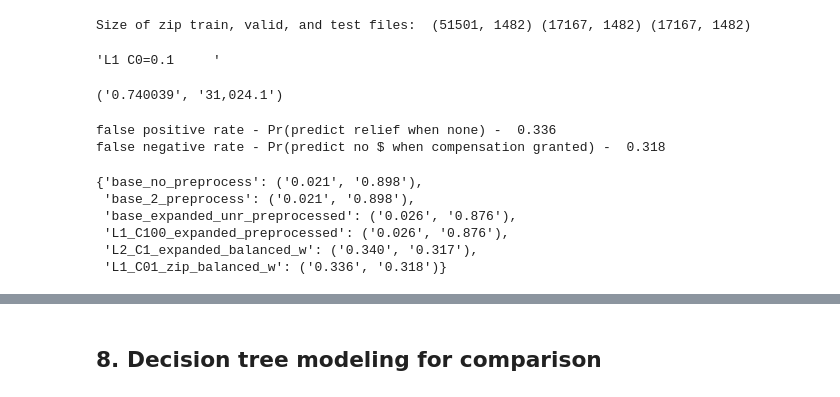
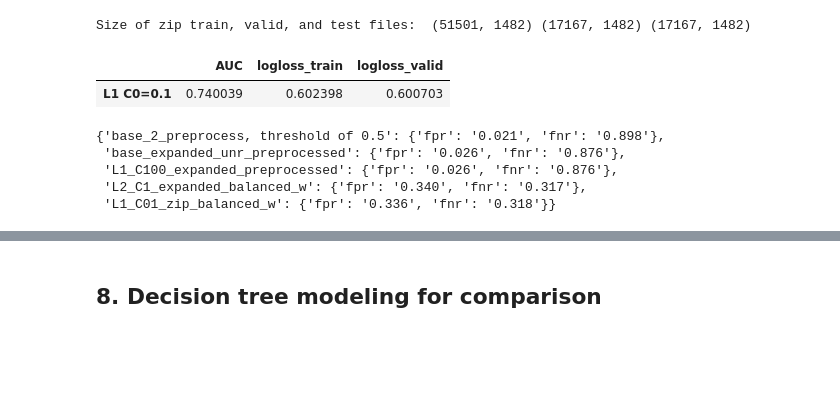
Before and after one commit to zhannazh/Predicting_Outcome_of_Consumer_Finance_Complaints, a Jupyter notebook: 2. Predictive Modeling.ipynb, the cells around one changed output, grey strips where cells are left out. Saved outputs shown, nothing was run; the diff lists cells and outputs as text; code cells hidden in the pictures; blank space fills up the shorter version.

```diff
--- a/2. Predictive Modeling.ipynb
+++ b/2. Predictive Modeling.ipynb
@@ -927,49 +928,36 @@ for i in range(6,-7, -1):
 # L1 regularized logit with balanced class weight for several hyperparameter values on expanded data
 # with 3-digit zip code dummies
 for i in range(6,-7, -1):
-    logreg = LogisticRegression(penalty='l1',C=10**i, fit_intercept = False, class_weight='balanced', solver='liblinear')
+    logreg = LogisticRegression(penalty='l1',C=10**i, fit_intercept = False, \
+             class_weight='balanced', solver='liblinear')
     logreg.fit(train_zip.drop(['Y'], axis=1), train_zip['Y'])
 
-    #residuals on validation set
-    res_v = logreg.predict_proba(valid_zip.drop(['Y'], axis=1))
-    valid_resid =np.hsplit(res_v, 2)[1]
-
-    #residuals on training set
-    res_t = logreg.predict_proba(train_zip.drop(['Y'], axis=1))
-    train_resid =np.hsplit(res_t, 2)[1]
-
-    #calculate and store auc and log-loss
-    auc_logloss_zip_results['L1 C0={} {}'.format(10**i, (7-len(str(10**i)))*" ")] = \
-        auc_and_logloss(train_resid, valid_resid, train_zip.Y, valid_zip.Y)
-
-#auc_logloss_zip_results
+    # Calculate AUC (on valid) and log-loss (on train & valid)
+    auc_logloss_zip_results = \
+        f.store_AUC_and_logloss_results(logreg, \
+        'L1 C0={} {}'.format(10**i, (7-len(str(10**i)))*" "), True, \
+        train_zip, valid_zip, ['Y'],  auc_logloss_zip_results)
 # %%
 # Print the model that gives the highest AUC
-max(auc_logloss_zip_results,key=auc_logloss_zip_results.get)   #0.740039
+view_results_zip = pd.DataFrame(auc_logloss_zip_results).T
+view_results_zip[view_results_zip.AUC == view_results_zip.AUC.max()]
 # %% [output]
-'L1 C0=0.1     '
+|  | AUC | logloss_train | logloss_valid |
+| L1 C0=0.1 | 0.740039 | 0.602398 | 0.600703 |
-# %%
-# Print AUC and log-loss of best performer
-auc_logloss_zip_results['L1 C0=0.1     ']
-# %% [output]
-('0.740039', '31,024.1')
 # %%
-# Calculate % of false positives and false negatives for L1 with C=0.1 on the dataset with 3-digit zip codes
-logreg_L1_C01 = LogisticRegression(penalty='l1', C=0.1, fit_intercept = False, class_weight='balanced', solver='liblinear')
+# Calculate % of false positives and false negatives for L1 with C=0.1 on
+# the dataset with 3-digit zip codes
+logreg_L1_C01 = LogisticRegression(penalty='l1', C=0.1, fit_intercept = False, \
+                class_weight='balanced', solver='liblinear')
 logreg_L1_C01.fit(train_zip.drop(['Y'], axis=1), train_zip['Y'])
 
-#residuals on validation set
-res_logreg_L1_C01_v = logreg_L1_C01.predict_proba(valid_zip.drop(['Y'], axis=1))
-valid_resid_L1_C01 =np.hsplit(res_logreg_L1_C01_v, 2)[1]
-
-fpr_and_fnr_results['L1_C01_zip_balanced_w'] = fpr_and_fnr(valid_zip.Y, valid_resid_L1_C01, 0.5)
+fpr_and_fnr_results = \
+    f.store_fpr_and_fnr_results(logreg_L1_C01, 'L1_C01_zip_balanced_w', True, \
+    valid_zip, ['Y'], 0.5, fpr_and_fnr_results)
 fpr_and_fnr_results
 # %% [output]
-false positive rate - Pr(predict relief when none) -  0.336
-false negative rate - Pr(predict no $ when compensation granted) -  0.318
+{'base_2_preprocess, threshold of 0.5': {'fpr': '0.021', 'fnr': '0.898'},
+ 'base_expanded_unr_preprocessed': {'fpr': '0.026', 'fnr': '0.876'},
+ 'L1_C100_expanded_preprocessed': {'fpr': '0.026', 'fnr': '0.876'},
+ 'L2_C1_expanded_balanced_w': {'fpr': '0.340', 'fnr': '0.317'},
+ 'L1_C01_zip_balanced_w': {'fpr': '0.336', 'fnr': '0.318'}}
-{'base_no_preprocess': ('0.021', '0.898'),
- 'base_2_preprocess': ('0.021', '0.898'),
- 'base_expanded_unr_preprocessed': ('0.026', '0.876'),
- 'L1_C100_expanded_preprocessed': ('0.026', '0.876'),
- 'L2_C1_expanded_balanced_w': ('0.340', '0.317'),
- 'L1_C01_zip_balanced_w': ('0.336', '0.318')}
```
Also changed, not shown: parts of 25 cells of this notebook, 1 other file.
